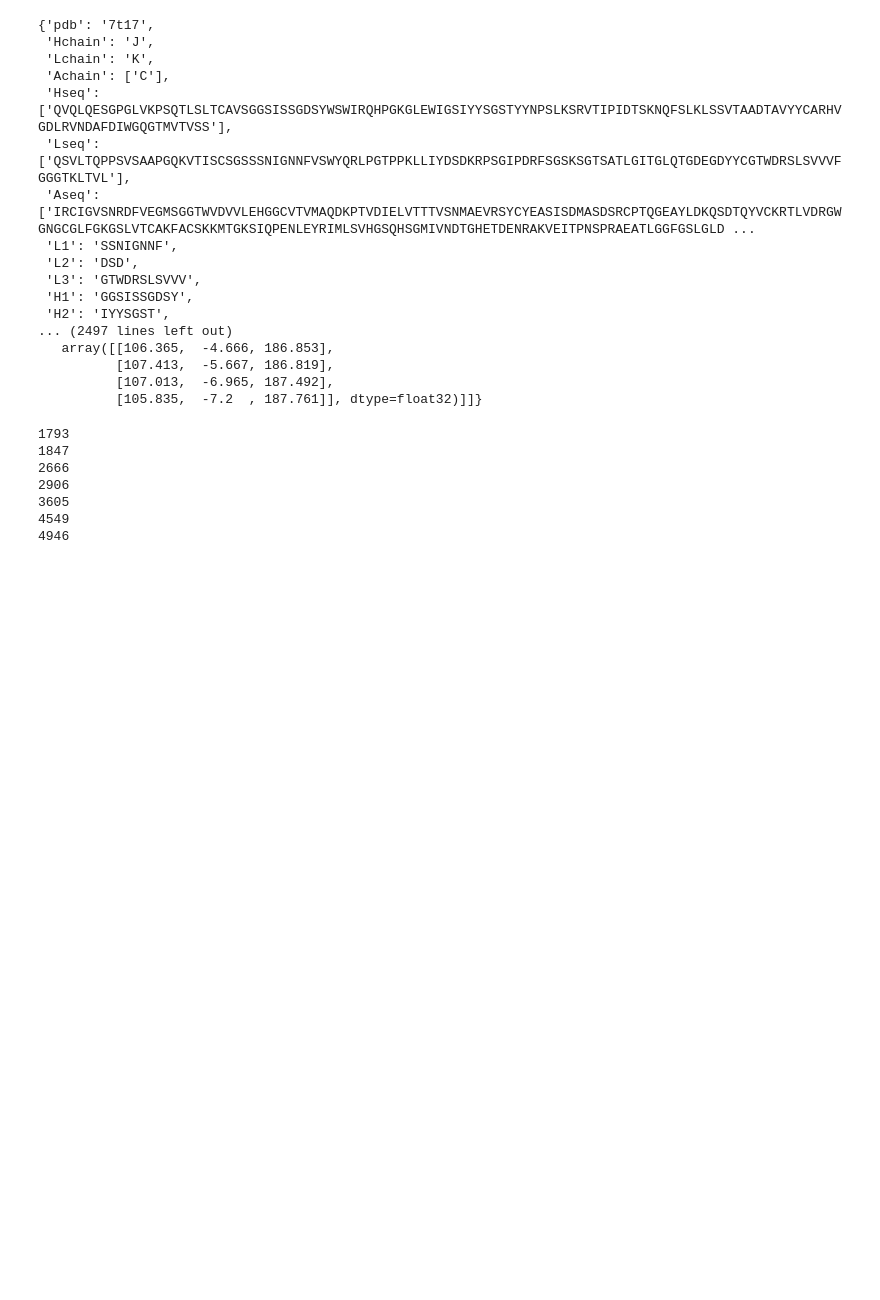
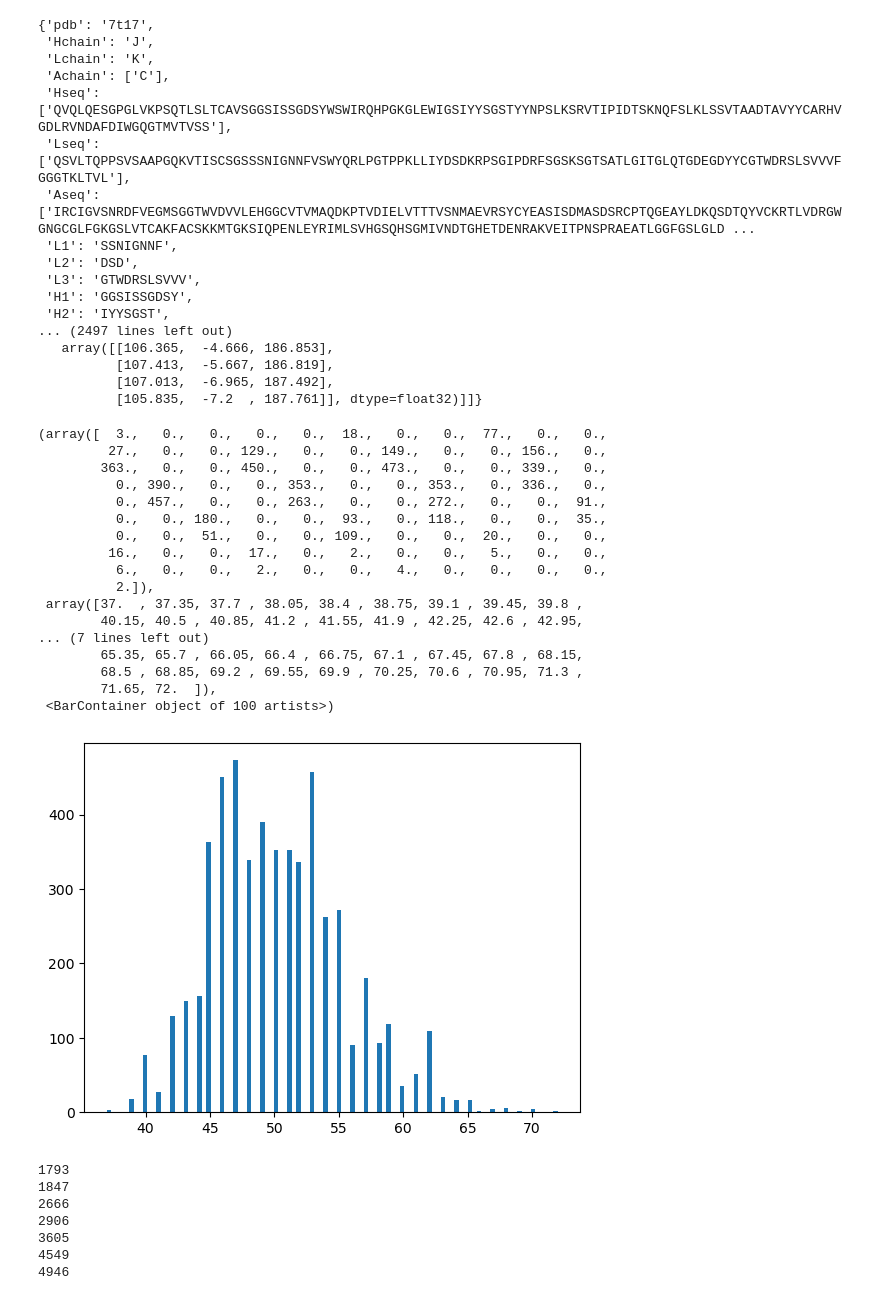
Before and after one commit to ZhangWan-byte/Transformer4Ab, a Jupyter notebook: SAbDab_Transformer.ipynb, the cells around one changed output. Drawn from its saved outputs; the diff is of its cells as text; code cells hidden in the pictures; blank space fills up the shorter version.

```diff
--- a/SAbDab_Transformer.ipynb
+++ b/SAbDab_Transformer.ipynb
@@ -44,6 +44,31 @@ data[0]
           [107.413,  -5.667, 186.819],
           [107.013,  -6.965, 187.492],
           [105.835,  -7.2  , 187.761]], dtype=float32)]]}
+# %%
+para_len = []
+for i in range(len(data)):
+    tmp = len(data[i]["L1"])+len(data[i]["L2"])+len(data[i]["L3"])+len(data[i]["H1"])+len(data[i]["H2"])+len(data[i]["H3"])
+    para_len.append(tmp)
+plt.hist(para_len, bins=100)
+# %% [output]
+(array([  3.,   0.,   0.,   0.,   0.,  18.,   0.,   0.,  77.,   0.,   0.,
+         27.,   0.,   0., 129.,   0.,   0., 149.,   0.,   0., 156.,   0.,
+        363.,   0.,   0., 450.,   0.,   0., 473.,   0.,   0., 339.,   0.,
+          0., 390.,   0.,   0., 353.,   0.,   0., 353.,   0., 336.,   0.,
+          0., 457.,   0.,   0., 263.,   0.,   0., 272.,   0.,   0.,  91.,
+          0.,   0., 180.,   0.,   0.,  93.,   0., 118.,   0.,   0.,  35.,
+          0.,   0.,  51.,   0.,   0., 109.,   0.,   0.,  20.,   0.,   0.,
+         16.,   0.,   0.,  17.,   0.,   2.,   0.,   0.,   5.,   0.,   0.,
+          6.,   0.,   0.,   2.,   0.,   0.,   4.,   0.,   0.,   0.,   0.,
+          2.]),
+ array([37.  , 37.35, 37.7 , 38.05, 38.4 , 38.75, 39.1 , 39.45, 39.8 ,
+        40.15, 40.5 , 40.85, 41.2 , 41.55, 41.9 , 42.25, 42.6 , 42.95,
+... (7 lines left out)
+        65.35, 65.7 , 66.05, 66.4 , 66.75, 67.1 , 67.45, 67.8 , 68.15,
+        68.5 , 68.85, 69.2 , 69.55, 69.9 , 70.25, 70.6 , 70.95, 71.3 ,
+        71.65, 72.  ]),
+ <BarContainer object of 100 artists>)
+[figure, added]
 # %%
 L1_len = []
 L2_len = []
```
Also changed, not shown: parts of 1 cell of this notebook, 1 other file.
